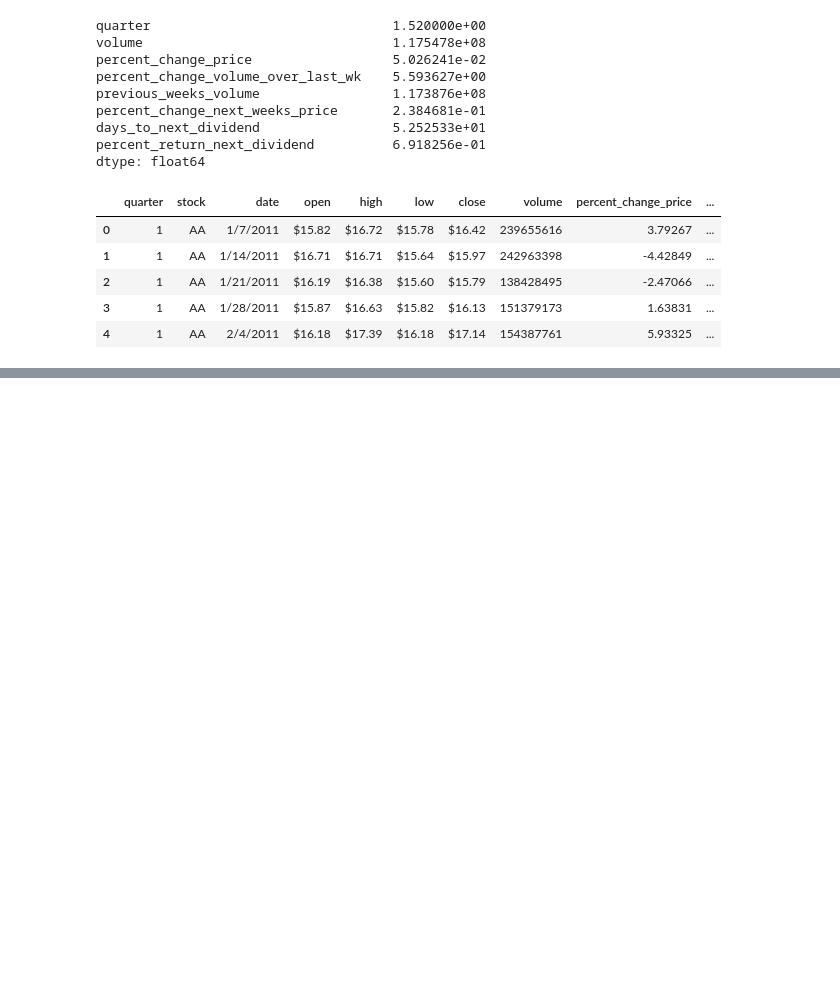
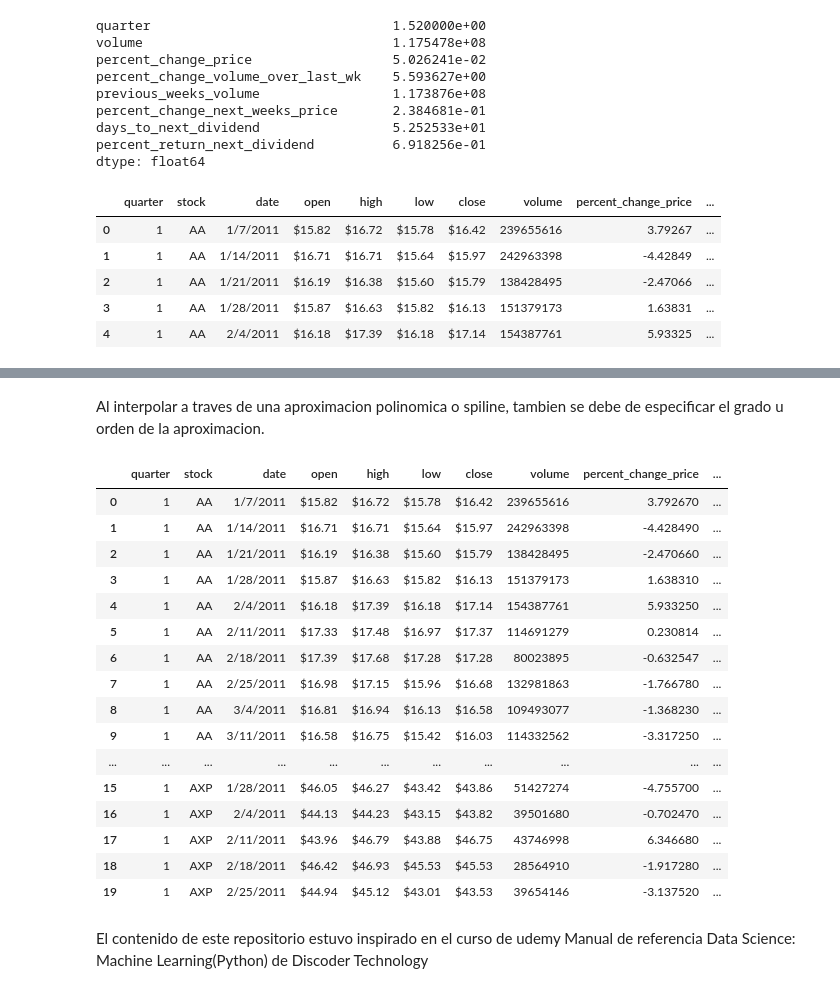
Before and after one commit to Marcostamal/Limpieza-de-datos, a Jupyter notebook: ETL.ipynb, the cells around one changed output, grey strips where cells are left out. Drawn from its saved outputs; the diff is of its cells as text; code cells hidden in the pictures; blank space fills up the shorter version.

```diff
--- a/ETL.ipynb
+++ b/ETL.ipynb
@@ -255,0 +284,24 @@ Puedes rellenar el campo con el valor anterior o posterior utilizando ***method*
+# %% [markdown]
+Al interpolar a traves de una aproximacion polinomica o spiline, tambien se debe de especificar el grado u orden de la aproximacion.
+# %%
+df.interpolate().head(20) #por defecto lo hace entre la fila anterior y la posterior, si el valor nulo se encuentra en la primera linea al no haber anetrior no puede hacerlo y lo mismo con la ultima
+# %% [output]
+|  | quarter | stock | date | open | high | low | close | volume | percent_change_price | ... |
+| 0 | 1 | AA | 1/7/2011 | $15.82 | $16.72 | $15.78 | $16.42 | 239655616 | 3.792670 | ... |
+| 1 | 1 | AA | 1/14/2011 | $16.71 | $16.71 | $15.64 | $15.97 | 242963398 | -4.428490 | ... |
+| 2 | 1 | AA | 1/21/2011 | $16.19 | $16.38 | $15.60 | $15.79 | 138428495 | -2.470660 | ... |
+| 3 | 1 | AA | 1/28/2011 | $15.87 | $16.63 | $15.82 | $16.13 | 151379173 | 1.638310 | ... |
+| 4 | 1 | AA | 2/4/2011 | $16.18 | $17.39 | $16.18 | $17.14 | 154387761 | 5.933250 | ... |
+| 5 | 1 | AA | 2/11/2011 | $17.33 | $17.48 | $16.97 | $17.37 | 114691279 | 0.230814 | ... |
+| 6 | 1 | AA | 2/18/2011 | $17.39 | $17.68 | $17.28 | $17.28 | 80023895 | -0.632547 | ... |
+| 7 | 1 | AA | 2/25/2011 | $16.98 | $17.15 | $15.96 | $16.68 | 132981863 | -1.766780 | ... |
+| 8 | 1 | AA | 3/4/2011 | $16.81 | $16.94 | $16.13 | $16.58 | 109493077 | -1.368230 | ... |
+| 9 | 1 | AA | 3/11/2011 | $16.58 | $16.75 | $15.42 | $16.03 | 114332562 | -3.317250 | ... |
+| ... | ... | ... | ... | ... | ... | ... | ... | ... | ... | ... |
+| 15 | 1 | AXP | 1/28/2011 | $46.05 | $46.27 | $43.42 | $43.86 | 51427274 | -4.755700 | ... |
+| 16 | 1 | AXP | 2/4/2011 | $44.13 | $44.23 | $43.15 | $43.82 | 39501680 | -0.702470 | ... |
+| 17 | 1 | AXP | 2/11/2011 | $43.96 | $46.79 | $43.88 | $46.75 | 43746998 | 6.346680 | ... |
+| 18 | 1 | AXP | 2/18/2011 | $46.42 | $46.93 | $45.53 | $45.53 | 28564910 | -1.917280 | ... |
+| 19 | 1 | AXP | 2/25/2011 | $44.94 | $45.12 | $43.01 | $43.53 | 39654146 | -3.137520 | ... |
+# %% [markdown]
+El contenido de este repositorio estuvo inspirado en el curso de udemy Manual de referencia Data Science: Machine Learning(Python) de Discoder Technology
```
Also changed, not shown: parts of 10 cells of this notebook.
